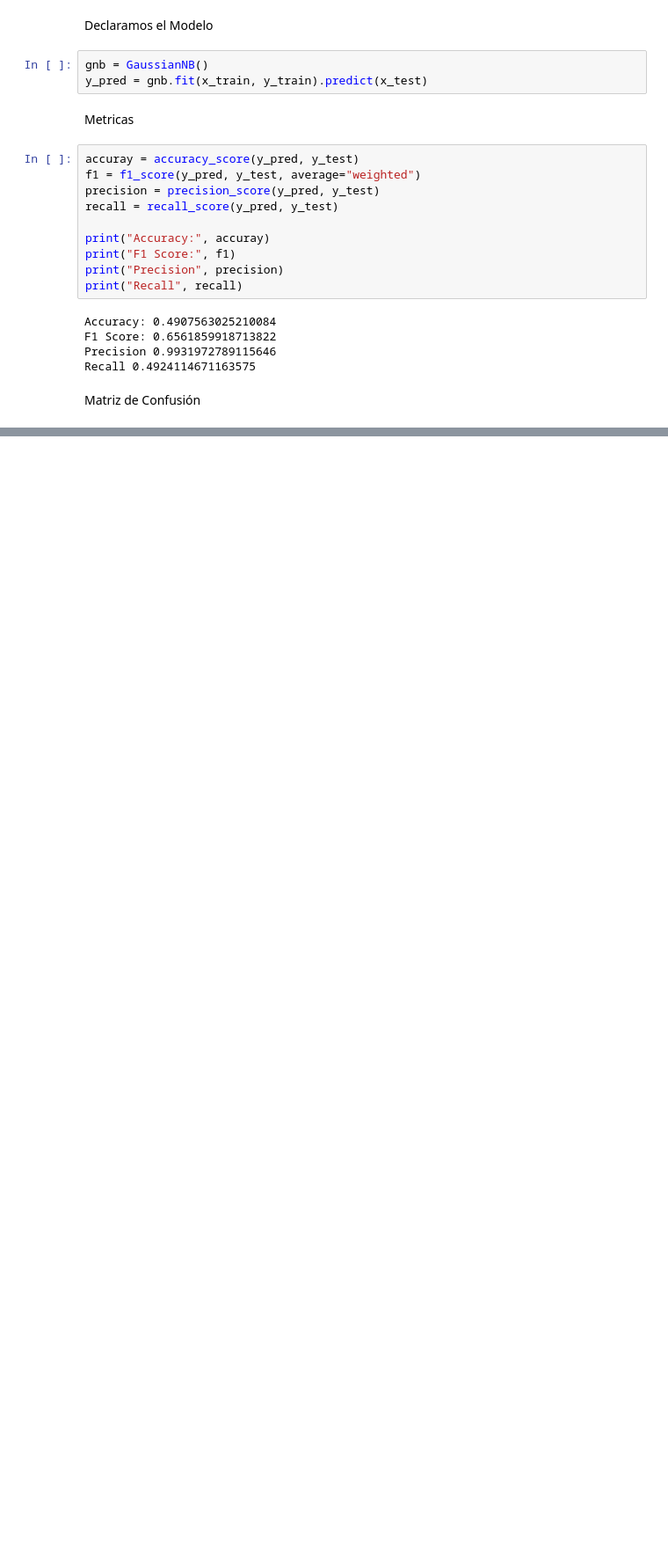
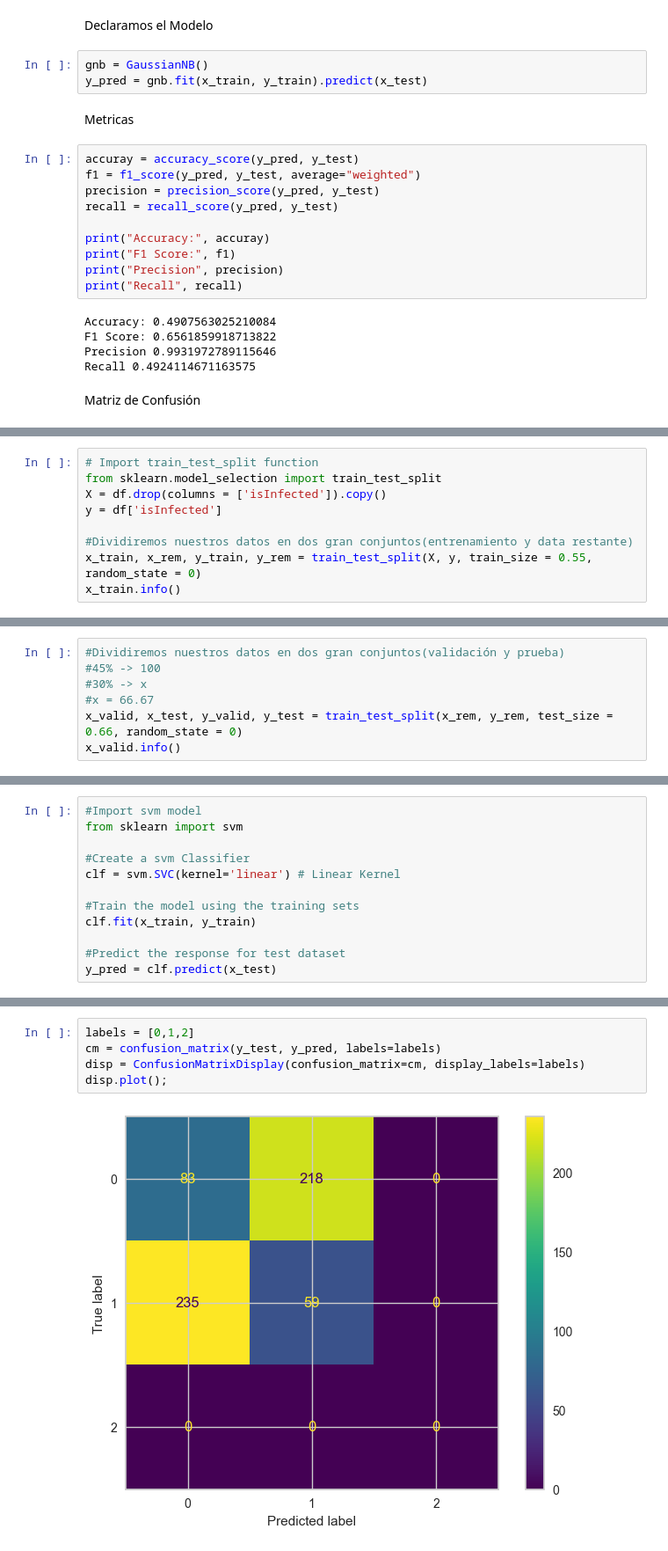
Before and after one commit to JavierCotto5201/Proyecto_SDS, a Jupyter notebook: FASE2.ipynb, the cells around one changed output, grey strips where cells are left out. Shown at 88% size. Saved outputs shown, nothing was run; the diff lists cells and outputs as text; blank space fills up the shorter version.

Commit message:
model2

```diff
--- a/FASE2.ipynb
+++ b/FASE2.ipynb
@@ -213,0 +216,9 @@ disp.plot();
+# %%
+# Import train_test_split function
+from sklearn.model_selection import train_test_split
+X = df.drop(columns = ['isInfected']).copy()
+y = df['isInfected']
+
+#Dividiremos nuestros datos en dos gran conjuntos(entrenamiento y data restante)
+x_train, x_rem, y_train, y_rem = train_test_split(X, y, train_size = 0.55, random_state = 0)
+x_train.info()
@@ -213,0 +231,7 @@ disp.plot();
+# %%
+#Dividiremos nuestros datos en dos gran conjuntos(validación y prueba)
+#45% -> 100
+#30% -> x
+#x = 66.67
+x_valid, x_test, y_valid, y_test = train_test_split(x_rem, y_rem, test_size = 0.66, random_state = 0)
+x_valid.info()
@@ -213,0 +244,12 @@ disp.plot();
+# %%
+#Import svm model
+from sklearn import svm
+
+#Create a svm Classifier
+clf = svm.SVC(kernel='linear') # Linear Kernel
+
+#Train the model using the training sets
+clf.fit(x_train, y_train)
+
+#Predict the response for test dataset
+y_pred = clf.predict(x_test)
@@ -213,0 +273,7 @@ disp.plot();
+# %%
+labels = [0,1,2]
+cm = confusion_matrix(y_test, y_pred, labels=labels)
+disp = ConfusionMatrixDisplay(confusion_matrix=cm, display_labels=labels)
+disp.plot();
+# %% [output]
+[figure, added]
```
Also changed, not shown: parts of 8 cells of this notebook.
